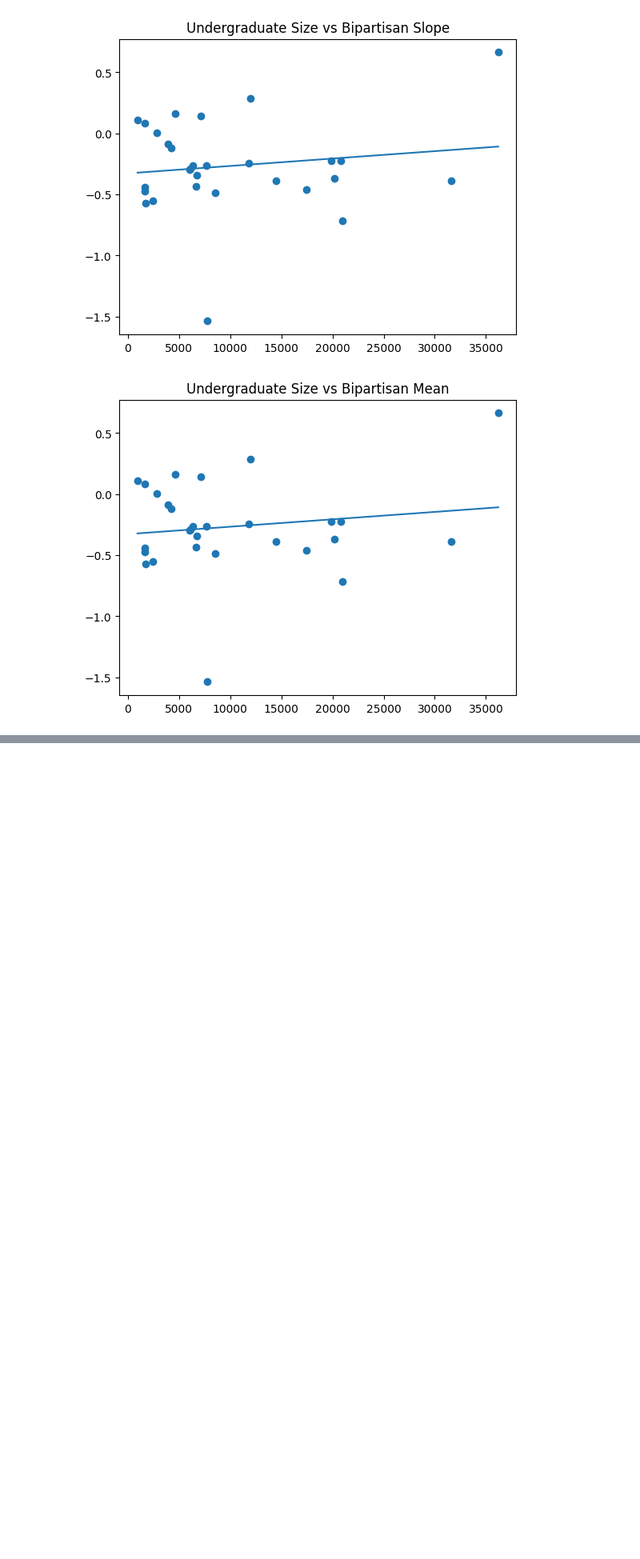
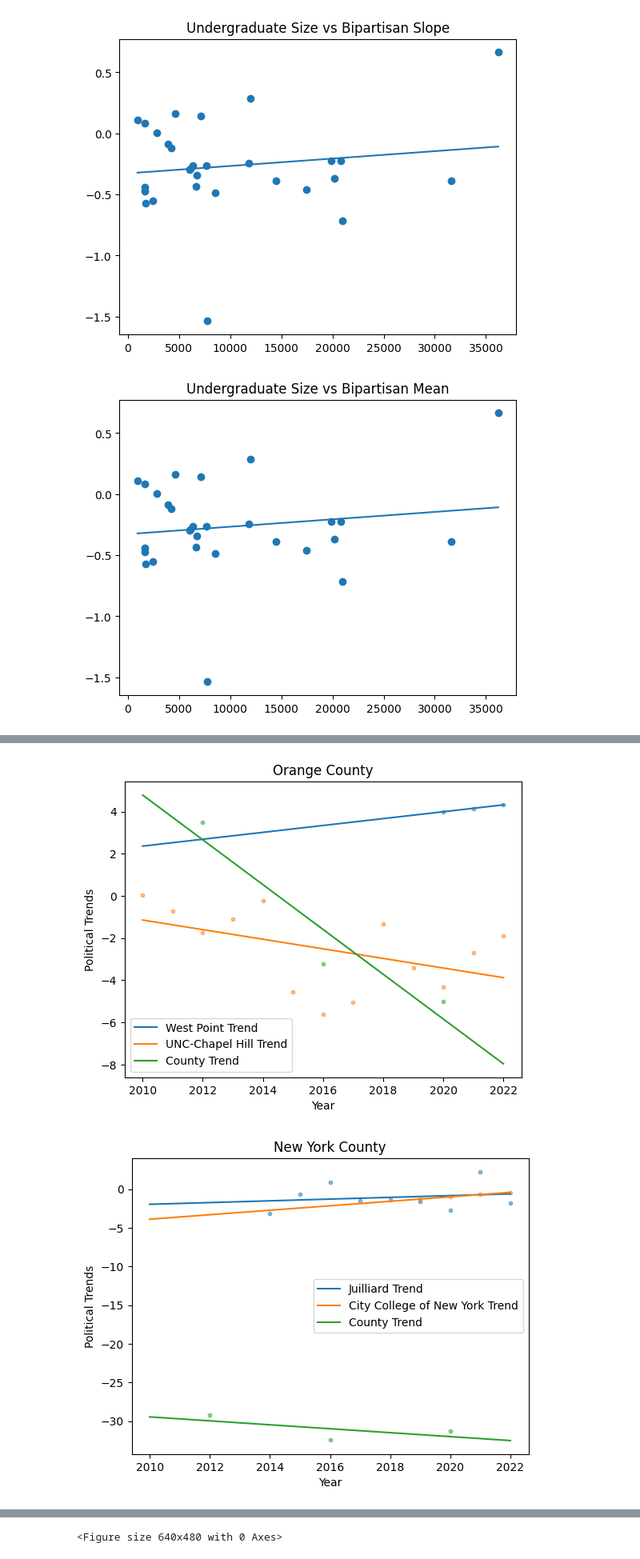
Before and after one commit to theodoremui/diversity-colleges, a Jupyter notebook: notebooks/investigation/College Data.ipynb, the cells around one changed output, grey strips where cells are left out. Shown at 80% size. Cells and saved outputs as stored; diff of their text form; code cells hidden in the pictures; blank space fills up the shorter version.

```diff
--- a/notebooks/investigation/College Data.ipynb
+++ b/notebooks/investigation/College Data.ipynb
@@ -192,0 +309,8 @@ plt.show()
+# %%
+for county in counties:
+    plt = group_counties(county)
+    plt.show()
+    plt.clf()
+# %% [output]
+[figure, added]
+[figure, added]
@@ -192,0 +321 @@ plt.show()
+<Figure size 640x480 with 0 Axes>
```
Also changed, not shown: parts of 12 cells of this notebook.
